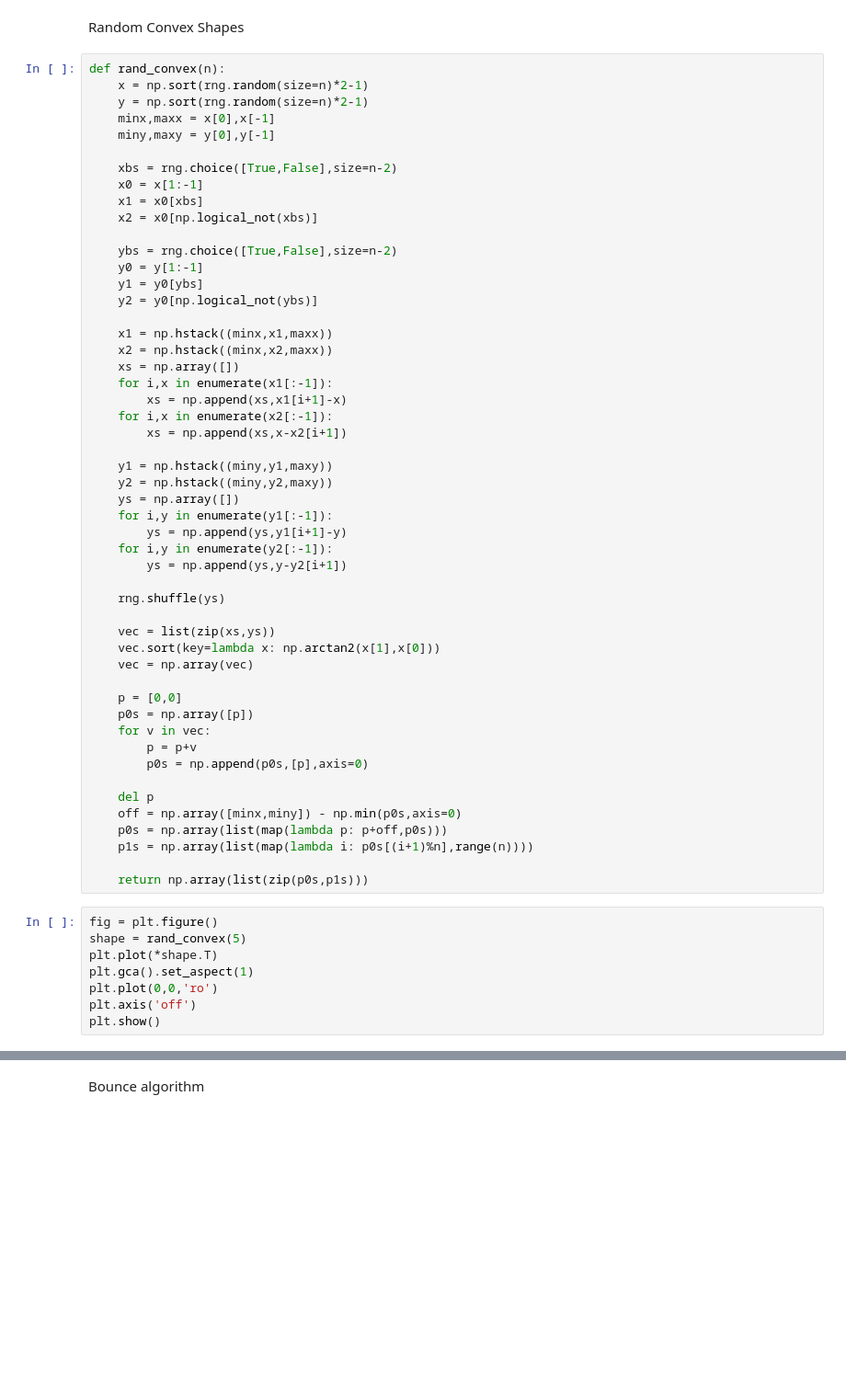
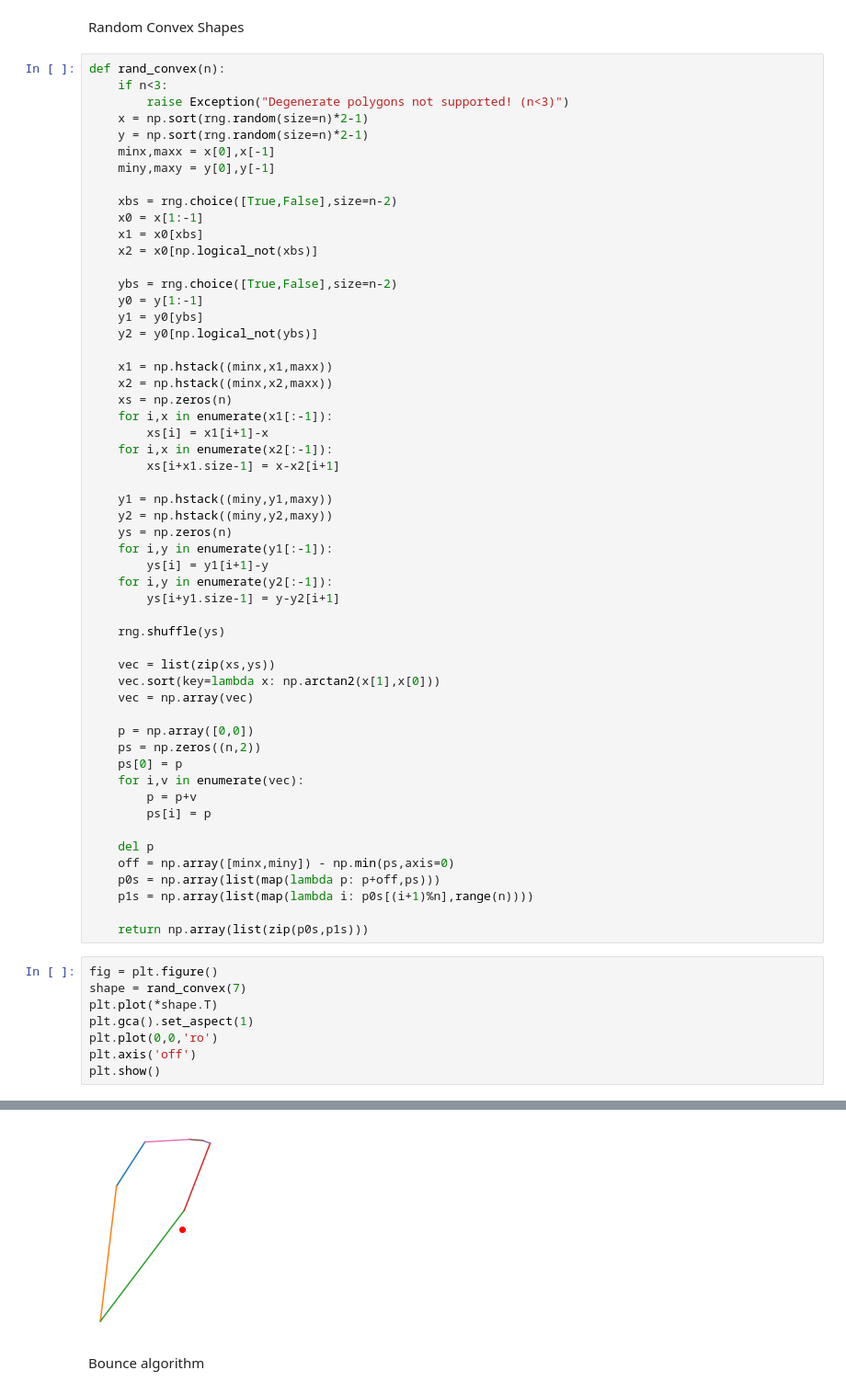
Before and after one commit to Creatorri/18.821-Project-2-Billiards, a Jupyter notebook: Collision.ipynb, the cells around one changed output, grey strips where cells are left out. Shown at 92% size. Cells and saved outputs as stored; diff of their text form; blank space fills up the shorter version.

```diff
--- a/Collision.ipynb
+++ b/Collision.ipynb
@@ -154,6 +155,8 @@ def circle_hit(x,v):
 Random Convex Shapes
 # %%
 def rand_convex(n):
+    if n<3:
+        raise Exception("Degenerate polygons not supported! (n<3)")
     x = np.sort(rng.random(size=n)*2-1)
     y = np.sort(rng.random(size=n)*2-1)
     minx,maxx = x[0],x[-1]
@@ -171,19 +174,19 @@ def rand_convex(n):
 
     x1 = np.hstack((minx,x1,maxx))
     x2 = np.hstack((minx,x2,maxx))
-    xs = np.array([])
+    xs = np.zeros(n)
     for i,x in enumerate(x1[:-1]):
-        xs = np.append(xs,x1[i+1]-x)
+        xs[i] = x1[i+1]-x
     for i,x in enumerate(x2[:-1]):
-        xs = np.append(xs,x-x2[i+1])
+        xs[i+x1.size-1] = x-x2[i+1]
 
     y1 = np.hstack((miny,y1,maxy))
     y2 = np.hstack((miny,y2,maxy))
-    ys = np.array([])
+    ys = np.zeros(n)
     for i,y in enumerate(y1[:-1]):
-        ys = np.append(ys,y1[i+1]-y)
+        ys[i] = y1[i+1]-y
     for i,y in enumerate(y2[:-1]):
-        ys = np.append(ys,y-y2[i+1])
+        ys[i+y1.size-1] = y-y2[i+1]
 
     rng.shuffle(ys)
 
@@ -191,21 +194,22 @@ def rand_convex(n):
     vec.sort(key=lambda x: np.arctan2(x[1],x[0]))
     vec = np.array(vec)
 
-    p = [0,0]
-    p0s = np.array([p])
-    for v in vec:
+    p = np.array([0,0])
+    ps = np.zeros((n,2))
+    ps[0] = p
+    for i,v in enumerate(vec):
         p = p+v
-        p0s = np.append(p0s,[p],axis=0)
+        ps[i] = p
 
     del p
-    off = np.array([minx,miny]) - np.min(p0s,axis=0)
-    p0s = np.array(list(map(lambda p: p+off,p0s)))
+    off = np.array([minx,miny]) - np.min(ps,axis=0)
+    p0s = np.array(list(map(lambda p: p+off,ps)))
     p1s = np.array(list(map(lambda i: p0s[(i+1)%n],range(n))))
 
     return np.array(list(zip(p0s,p1s)))
 # %%
 fig = plt.figure()
-shape = rand_convex(5)
+shape = rand_convex(7)
 plt.plot(*shape.T)
 plt.gca().set_aspect(1)
 plt.plot(0,0,'ro')
@@ -216,3 +219,4 @@ Canvas(toolbar=Toolbar(toolitems=[('Home', 'Reset original view', 'home', 'home'
+[figure, added]
 # %% [markdown]
 Bounce algorithm
 # %%
```
Also changed, not shown: parts of 15 cells of this notebook.
